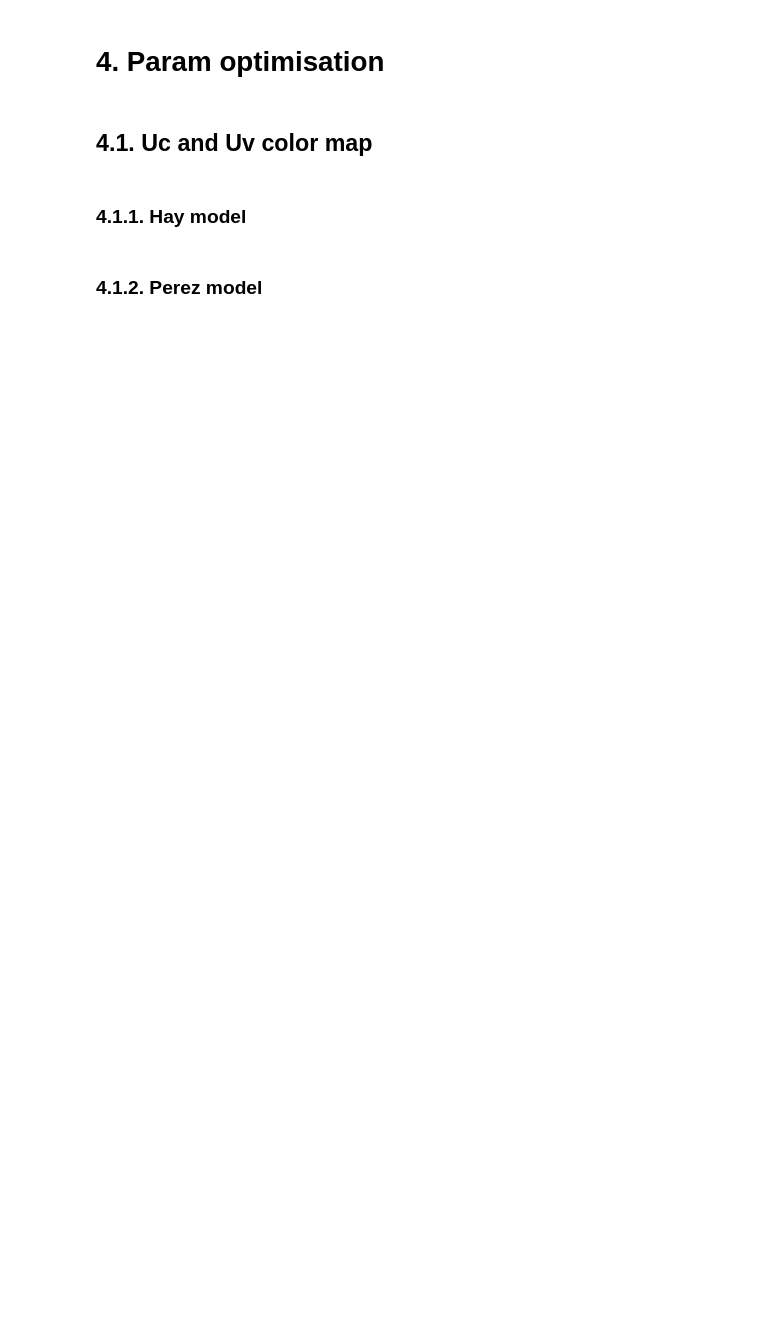
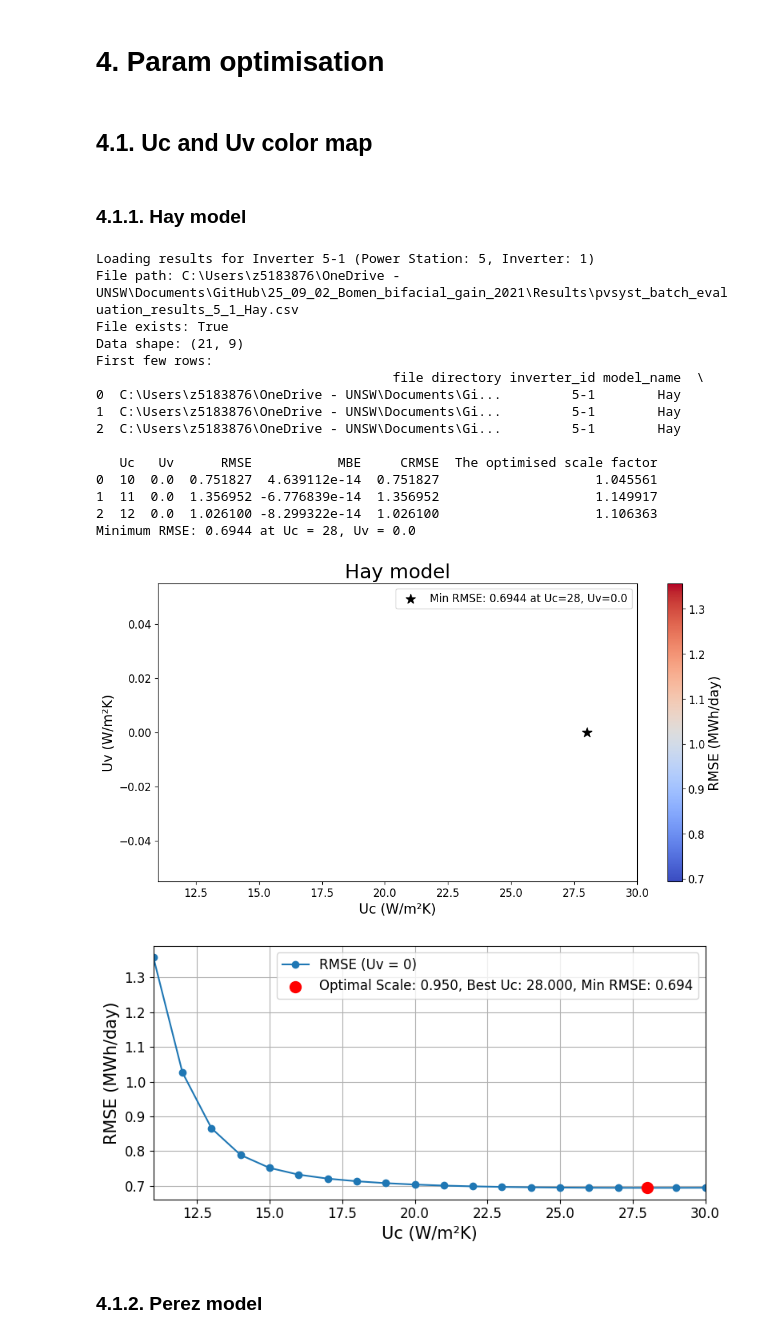
Before and after one commit to sijinwnag/25_09_02_Bomen_bifacial_gain_2021, a Jupyter notebook: Code/25_09_05_Data_visualiser_matching_inv.ipynb, the cells around one changed output. Drawn from its saved outputs; the diff is of its cells as text; code cells hidden in the pictures; blank space fills up the shorter version.

```diff
--- a/Code/25_09_05_Data_visualiser_matching_inv.ipynb
+++ b/Code/25_09_05_Data_visualiser_matching_inv.ipynb
@@ -41,8 +41,12 @@ from sklearn.impute import SimpleImputer
 
 
 # define the inverter to analyse
-inverter = '2-1'
+inverter = '5-1'
 
+# extract the power station number from the inverter name
+power_station_num = inverter.split('-')[0]
+# extract the inverter number from the inverter name
+inverter_num = inverter.split('-')[1]
 
 # define the plot template
 axis_label_size = 15
@@ -1633,11 +1826,11 @@ else:
 # %% [markdown]
 ### 4.1.1. Hay model
 # %%
-# define the sweeping results for visualisaing
-UcUv_sweep_results = r"C:\Users\z5183876\OneDrive - UNSW\Documents\GitHub\25_09_02_Bomen_bifacial_gain_2021\Results\pvsyst_batch_evaluation_results_3_1_Hay.csv"
+UcUv_sweep_results = rf"C:\Users\z5183876\OneDrive - UNSW\Documents\GitHub\25_09_02_Bomen_bifacial_gain_2021\Results\pvsyst_batch_evaluation_results_{power_station_num}_{inverter_num}_Hay.csv"
 
-# Verify file exists
-import os
+print(f"Loading results for Inverter {inverter} (Power Station: {power_station_num}, Inverter: {inverter_num})")
+print(f"File path: {UcUv_sweep_results}")
+
 print(f"File exists: {os.path.exists(UcUv_sweep_results)}")
 
 # read the CSV file instead of Excel
@@ -1700,33 +1893,51 @@ if 0 in Uv_vals:
     plt.plot(Uc_vals, rmse_uv0, marker='o', label=f'RMSE (Uv = 0)')
 
     # Plot minimum point with label for legend containing key information
     plt.scatter(min_uc_uv0, min_rmse_uv0, color='red', s=100, zorder=5,
                label=f'Optimal Scale: {PVsyst_scaling:.3f}, Best Uc: {min_uc_uv0:.3f}, Min RMSE: {min_rmse_uv0:.3f}')
 
     plt.xlabel('Uc (W/m²K)', fontsize=axis_label_size)
     plt.ylabel('RMSE (MWh/day)', fontsize=axis_label_size)
 
     # No title - removed as requested
 
     plt.grid(True)
     plt.xlim(11, 30)
     plt.xticks(fontsize=axis_num_size)
     plt.yticks(fontsize=axis_num_size)
 
     # Update annotation to use 3 decimal places
     # plt.annotate(f'Min RMSE: {min_rmse_uv0:.3f}\nat Uc = {min_uc_uv0:.3f}',
     #             xy=(min_uc_uv0, min_rmse_uv0),
     #             xytext=(min_uc_uv0+2, min_rmse_uv0),
     #             fontsize=text_size,
     #             arrowprops=dict(facecolor='black', shrink=0.05, width=1.5))
 
     # Add legend with all the information
     plt.legend(loc='best', fontsize=text_size)
 
     plt.tight_layout()
     plt.show()
 else:
     print("Uv=0 is not present in the data, so Uc vs RMSE for Uv=0 cannot be plotted.")
+# %% [output]
+Loading results for Inverter 5-1 (Power Station: 5, Inverter: 1)
+File path: C:\Users\z5183876\OneDrive - UNSW\Documents\GitHub\25_09_02_Bomen_bifacial_gain_2021\Results\pvsyst_batch_evaluation_results_5_1_Hay.csv
+File exists: True
+Data shape: (21, 9)
+First few rows:
+                                      file directory inverter_id model_name  \
+0  C:\Users\z5183876\OneDrive - UNSW\Documents\Gi...         5-1        Hay
+1  C:\Users\z5183876\OneDrive - UNSW\Documents\Gi...         5-1        Hay
+2  C:\Users\z5183876\OneDrive - UNSW\Documents\Gi...         5-1        Hay
+
+   Uc   Uv      RMSE           MBE     CRMSE  The optimised scale factor
+0  10  0.0  0.751827  4.639112e-14  0.751827                    1.045561
+1  11  0.0  1.356952 -6.776839e-14  1.356952                    1.149917
+2  12  0.0  1.026100 -8.299322e-14  1.026100                    1.106363
+Minimum RMSE: 0.6944 at Uc = 28, Uv = 0.0
+[figure, added]
+[figure, added]
 # %% [markdown]
 ### 4.1.2. Perez model
 # %%
```
Also changed, not shown: parts of 12 cells of this notebook, 37 other files.
